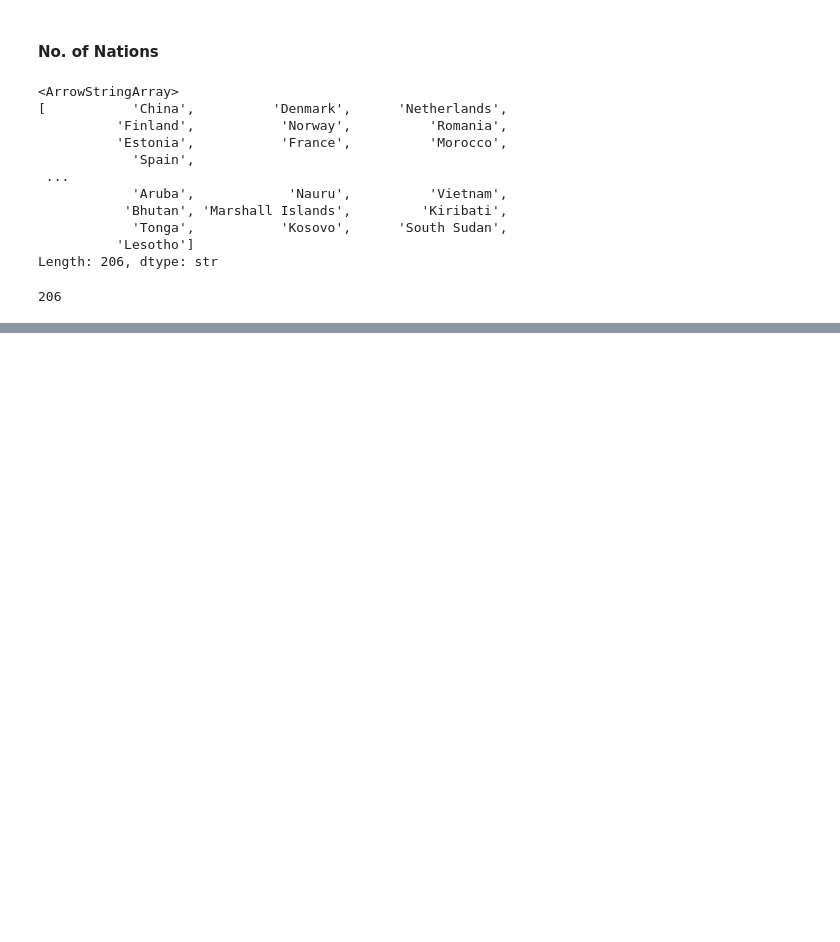
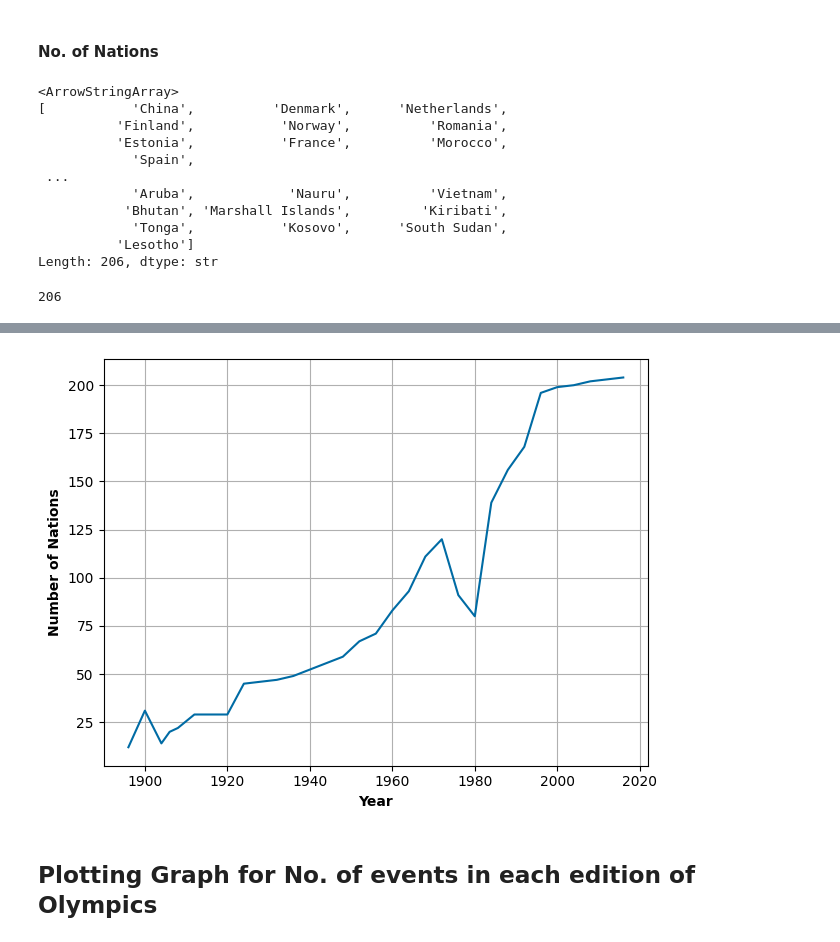
Before and after one commit to V-A-N-S-H/Olympics-Data-Analysis, a Jupyter notebook: Olympics_Analysis.ipynb, the cells around one changed output, grey strips where cells are left out. Saved outputs shown, nothing was run; the diff lists cells and outputs as text; code cells hidden in the pictures; blank space fills up the shorter version.

```diff
--- a/Olympics_Analysis.ipynb
+++ b/Olympics_Analysis.ipynb
@@ -502,0 +605,11 @@ df['region'].unique().shape[0]
+# %%
+plt.style.use("tableau-colorblind10")
+plt.plot(nations_over_time["Year"], nations_over_time["count"])
+plt.xlabel("Year", fontweight="bold")
+plt.ylabel("Number of Nations", fontweight="bold")
+plt.tight_layout()
+plt.grid()
+# %% [output]
+[figure, added]
+# %% [markdown]
+## Plotting Graph for No. of events in each edition of Olympics
```
Also changed, not shown: parts of 27 cells of this notebook, 2 other files.
